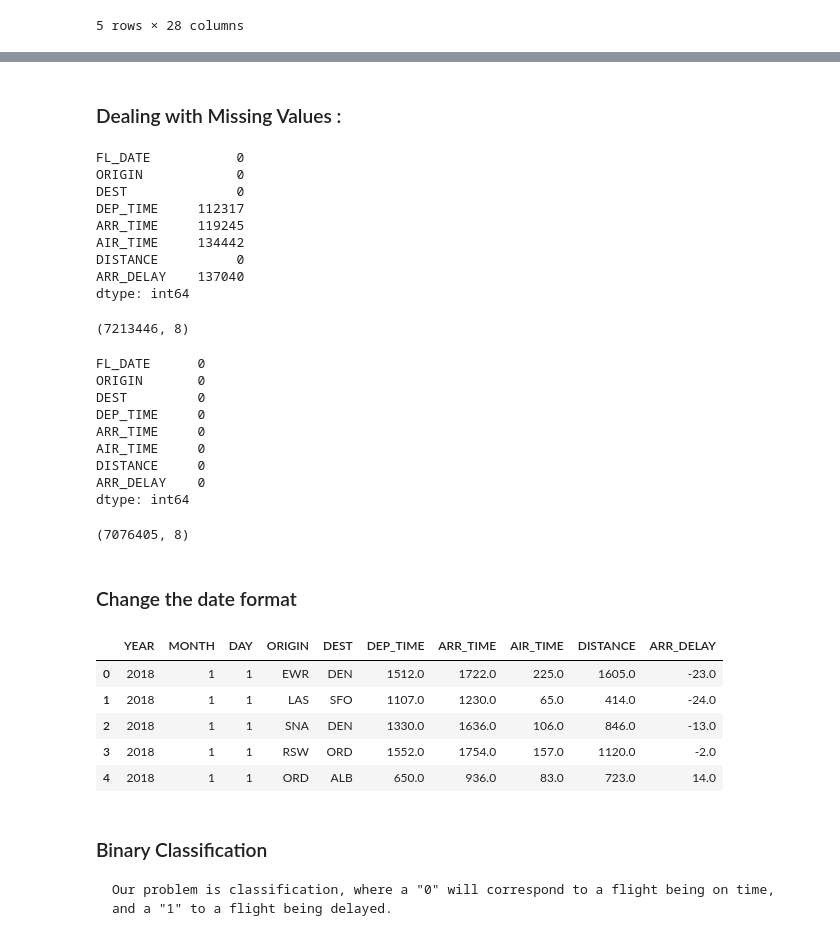
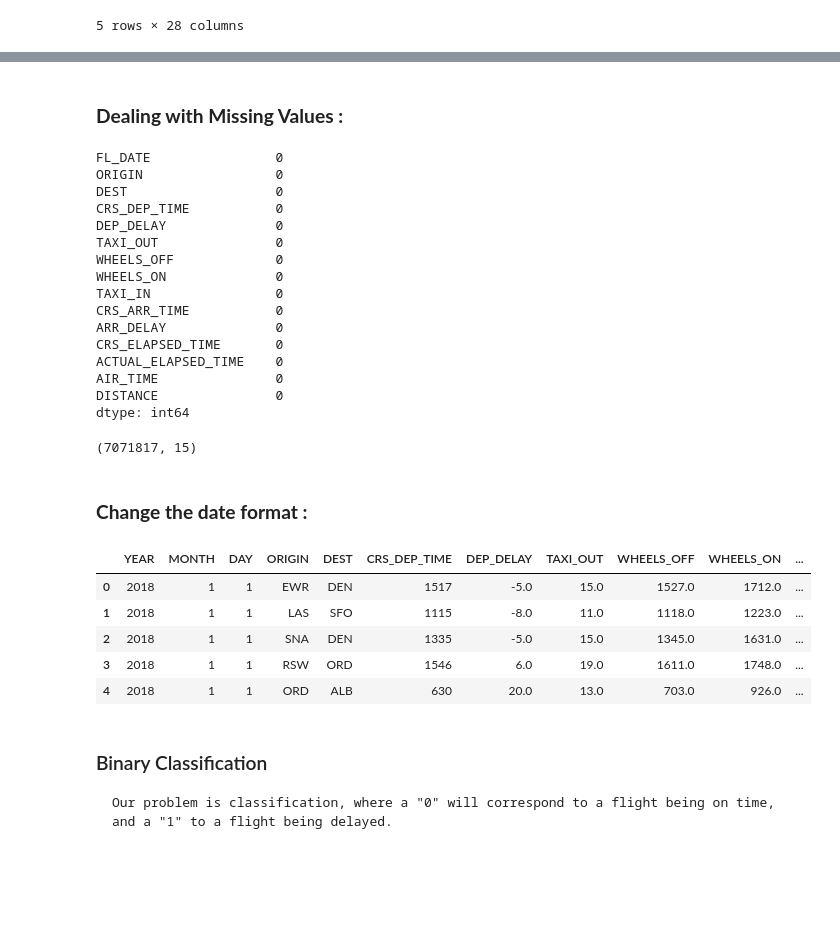
Before and after one commit to d0lev/FlightPrediction, a Jupyter notebook: CleanningData.ipynb, the cells around one changed output, grey strips where cells are left out. Saved outputs shown, nothing was run; the diff lists cells and outputs as text; code cells hidden in the pictures; blank space fills up the shorter version.

```diff
--- a/CleanningData.ipynb
+++ b/CleanningData.ipynb
@@ -35,3 +61,11 @@ dataset.head(5)
 # %%
-dataset = dataset[['FL_DATE' , 'ORIGIN','DEST','DEP_TIME','ARR_TIME','AIR_TIME','DISTANCE','ARR_DELAY']]
-dataset.head(5)
+dataset['OP_CARRIER'].replace({'UA':'United Airlines','AS':'Alaska Airlines','9E':'Endeavor Air','B6':'JetBlue Airways',
+                               'EV':'ExpressJet','F9':'Frontier Airlines','G4':'Allegiant Air','HA':'Hawaiian Airlines',
+                               'MQ':'Envoy Air','NK':'Spirit Airlines','OH':'PSA Airlines','OO':'SkyWest Airlines',
+                               'VX':'Virgin America','WN':'Southwest Airlines','YV':'Mesa Airline',
+                               'YX':'Republic Airways','AA':'American Airlines','DL':'Delta Airlines'} , inplace = True)
+
+dataset = dataset[(dataset['CANCELLED'] == 0)]
+## drop OP_CARRIER , and save this column for Exploring the dataset
+op_carrier = dataset.pop('OP_CARRIER')
+dataset = dataset.drop(columns = ['Unnamed: 27','CANCELLED','CANCELLATION_CODE','DIVERTED','OP_CARRIER_FL_NUM','DEP_TIME', 'ARR_TIME'],axis = 1)
@@ -44,0 +96,3 @@ dataset.head(5)
+# %%
+dataset = dataset.drop(columns = ['CARRIER_DELAY', 'WEATHER_DELAY', 'NAS_DELAY', 'SECURITY_DELAY', 'LATE_AIRCRAFT_DELAY'] , axis = 1)
+dataset.head(5)
@@ -45,49 +106,44 @@ dataset.head(5)
 # %% [markdown]
-### Dealing with Missing Values :
+### **Dealing with Missing Values :**
-# %%
-print(dataset.isna().sum())
-dataset.shape
-# %% [output]
-FL_DATE           0
-ORIGIN            0
-DEST              0
-DEP_TIME     112317
-ARR_TIME     119245
-AIR_TIME     134442
-DISTANCE          0
-ARR_DELAY    137040
-dtype: int64
-(7213446, 8)
 # %%
-dataset = dataset.dropna(axis = 0)
+dataset = dataset.dropna()
 print(dataset.isna().sum())
 dataset.shape
 # %% [output]
-FL_DATE      0
-ORIGIN       0
-DEST         0
-DEP_TIME     0
-ARR_TIME     0
-AIR_TIME     0
-DISTANCE     0
-ARR_DELAY    0
+FL_DATE                0
+ORIGIN                 0
+DEST                   0
+CRS_DEP_TIME           0
+DEP_DELAY              0
+TAXI_OUT               0
+WHEELS_OFF             0
+WHEELS_ON              0
+TAXI_IN                0
+CRS_ARR_TIME           0
+ARR_DELAY              0
+CRS_ELAPSED_TIME       0
+ACTUAL_ELAPSED_TIME    0
+AIR_TIME               0
+DISTANCE               0
 dtype: int64
-(7076405, 8)
+(7071817, 15)
 # %% [markdown]
-### Change the date format
+### **Change the date format :**
 # %%
 dataset['YEAR'] = pd.DatetimeIndex(dataset['FL_DATE']).year
 dataset['DAY'] = pd.DatetimeIndex(dataset['FL_DATE']).day
 dataset['MONTH'] = pd.DatetimeIndex(dataset['FL_DATE']).month
-dataset = dataset[['YEAR','MONTH','DAY', 'ORIGIN','DEST','DEP_TIME','ARR_TIME','AIR_TIME','DISTANCE','ARR_DELAY']]
+dataset = dataset.drop(['FL_DATE'],axis = 1)
+dataset = dataset[['YEAR','MONTH','DAY','ORIGIN','DEST','CRS_DEP_TIME','DEP_DELAY','TAXI_OUT','WHEELS_OFF','WHEELS_ON','TAXI_IN',
+                   'CRS_ARR_TIME','CRS_ELAPSED_TIME','ACTUAL_ELAPSED_TIME','AIR_TIME','DISTANCE','ARR_DELAY']]
 dataset.head(5)
 # %% [output]
-|  | YEAR | MONTH | DAY | ORIGIN | DEST | DEP_TIME | ARR_TIME | AIR_TIME | DISTANCE | ARR_DELAY |
-| 0 | 2018 | 1 | 1 | EWR | DEN | 1512.0 | 1722.0 | 225.0 | 1605.0 | -23.0 |
-| 1 | 2018 | 1 | 1 | LAS | SFO | 1107.0 | 1230.0 | 65.0 | 414.0 | -24.0 |
-| 2 | 2018 | 1 | 1 | SNA | DEN | 1330.0 | 1636.0 | 106.0 | 846.0 | -13.0 |
-| 3 | 2018 | 1 | 1 | RSW | ORD | 1552.0 | 1754.0 | 157.0 | 1120.0 | -2.0 |
-| 4 | 2018 | 1 | 1 | ORD | ALB | 650.0 | 936.0 | 83.0 | 723.0 | 14.0 |
+|  | YEAR | MONTH | DAY | ORIGIN | DEST | CRS_DEP_TIME | DEP_DELAY | TAXI_OUT | WHEELS_OFF | WHEELS_ON | ... |
+| 0 | 2018 | 1 | 1 | EWR | DEN | 1517 | -5.0 | 15.0 | 1527.0 | 1712.0 | ... |
+| 1 | 2018 | 1 | 1 | LAS | SFO | 1115 | -8.0 | 11.0 | 1118.0 | 1223.0 | ... |
+| 2 | 2018 | 1 | 1 | SNA | DEN | 1335 | -5.0 | 15.0 | 1345.0 | 1631.0 | ... |
+| 3 | 2018 | 1 | 1 | RSW | ORD | 1546 | 6.0 | 19.0 | 1611.0 | 1748.0 | ... |
+| 4 | 2018 | 1 | 1 | ORD | ALB | 630 | 20.0 | 13.0 | 703.0 | 926.0 | ... |
 # %% [markdown]
 ### Binary Classification
     Our problem is classification, where a "0" will correspond to a flight being on time, and a "1" to a flight being delayed.
```
Also changed, not shown: parts of 25 cells of this notebook.
